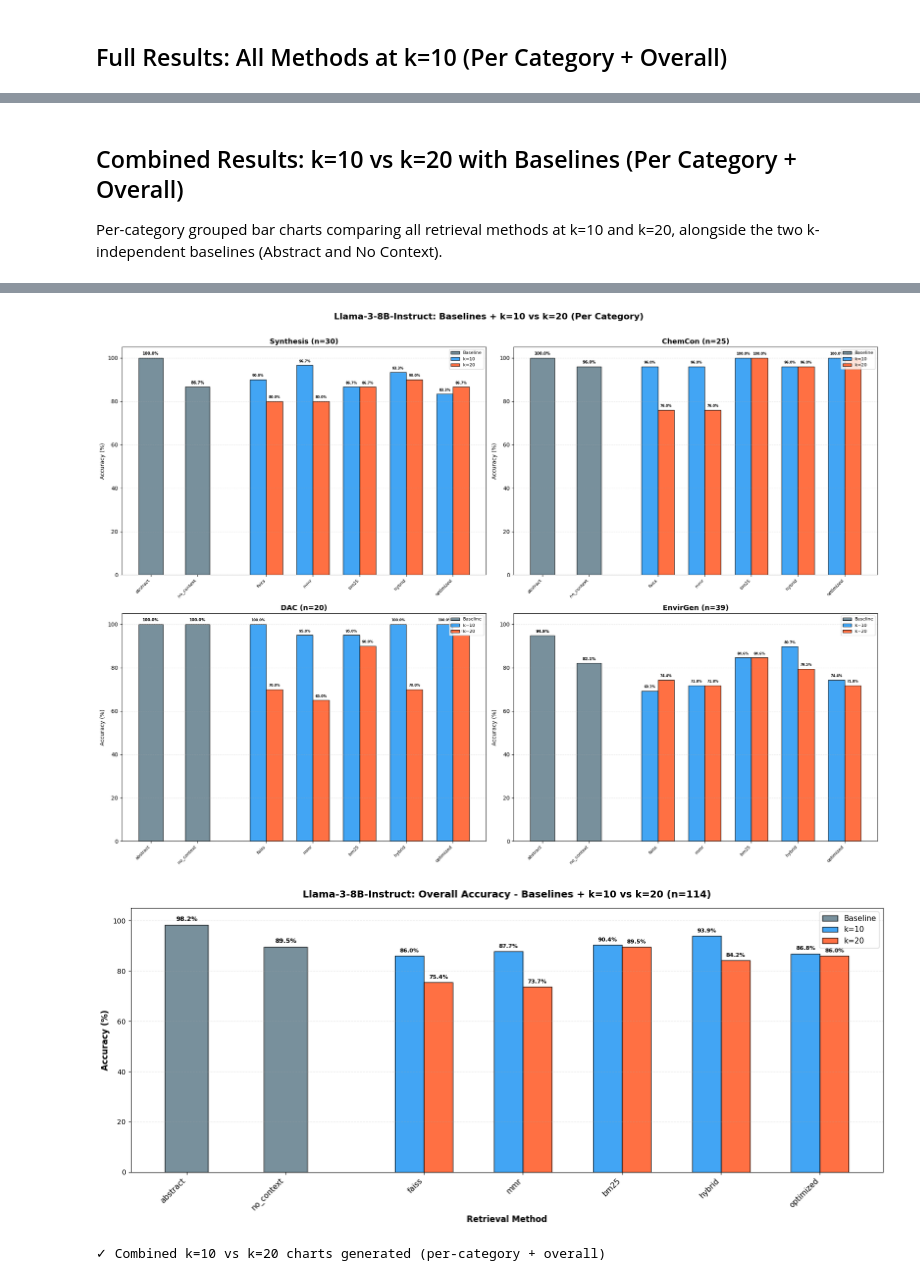
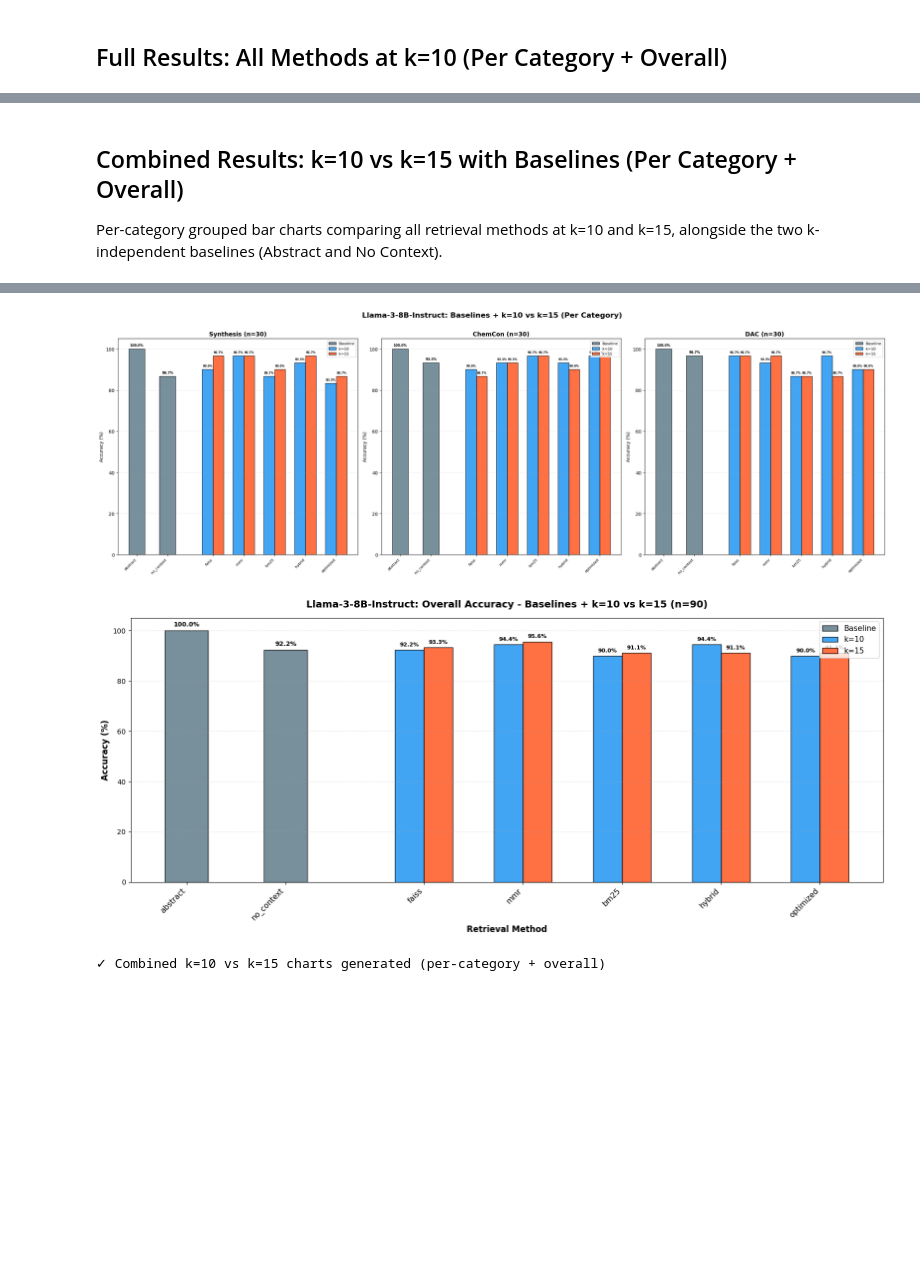
Before and after one commit to mrigi-munjal/zeoRAG, a Jupyter notebook: Mrigi 23e Benchmarking for generation quality.ipynb, the cells around one changed output, grey strips where cells are left out. Saved outputs shown, nothing was run; the diff lists cells and outputs as text; code cells hidden in the pictures; blank space fills up the shorter version.

```diff
--- a/Mrigi 23e Benchmarking for generation quality.ipynb
+++ b/Mrigi 23e Benchmarking for generation quality.ipynb
@@ -542,22 +556,20 @@ print("✓ Query optimizer prompt and function defined")
 # %% [output]
 ✓ Query optimizer prompt and function defined
 # %%
-# Load the question dataset from QuestionBank_GreenOnly.xlsx (4 sheets)
-QUESTION_FILE = 'QuestionBank_GreenOnly.xlsx'
+# Load the question dataset from QuestionBank_GreenandNew_90.xlsx (3 sheets)
+QUESTION_FILE = 'QuestionBank_GreenandNew_90.xlsx'
 
 SHEET_NAMES = [
     'Synthesis',
     'Chem Con & Catalysis',
-    'Envir. Apps (DAC)',
-    'Envir. Apps (General)'
+    'Envir. Apps (DAC)'
 ]
 
 # Short labels for plots and results keys
 CATEGORY_LABELS = {
     'Synthesis': 'Synthesis',
     'Chem Con & Catalysis': 'ChemCon',
-    'Envir. Apps (DAC)': 'DAC',
-    'Envir. Apps (General)': 'EnvirGen'
+    'Envir. Apps (DAC)': 'DAC'
 }
 
 # Load each sheet into a dict of DataFrames
@@ -1054,9 +1046,8 @@ for method in all_methods_list:
     print(f"{method:<15} {overall_acc:>6.2f}%      {total_correct}/{total_n}")
 print("="*100)
 
-# --- Per-category grouped bar chart: 4 panels ---
-fig, axes = plt.subplots(2, 2, figsize=(18, 12))
-axes = axes.flatten()
+# --- Per-category grouped bar chart: 3 panels ---
+fig, axes = plt.subplots(1, 3, figsize=(24, 7))
 
 for idx, cat in enumerate(ALL_CATEGORIES):
     ax = axes[idx]
@@ -1101,7 +1092,7 @@ for bar, acc in zip(bars, overall_accs):
 
 ax2.set_xlabel('Retrieval Method', fontsize=12, fontweight='bold')
 ax2.set_ylabel('Accuracy (%)', fontsize=12, fontweight='bold')
-ax2.set_title(f'{model_display_name}: Overall Accuracy at k=10 (n=114)', fontsize=14, fontweight='bold', pad=15)
+ax2.set_title(f'{model_display_name}: Overall Accuracy at k=10 (n=90)', fontsize=14, fontweight='bold', pad=15)
 ax2.set_xticks(x)
 ax2.set_xticklabels(all_methods_list, rotation=45, ha='right')
 ax2.grid(axis='y', alpha=0.3, linestyle='--')
@@ -1412,7 +1367,7 @@ Setting `pad_token_id` to `eos_token_id`:128001 for open-end generation.
 # %% [markdown]
-## Combined Results: k=10 vs k=20 with Baselines (Per Category + Overall)
+## Combined Results: k=10 vs k=15 with Baselines (Per Category + Overall)
 
-Per-category grouped bar charts comparing all retrieval methods at k=10 and k=20, alongside the two k-independent baselines (Abstract and No Context).
+Per-category grouped bar charts comparing all retrieval methods at k=10 and k=15, alongside the two k-independent baselines (Abstract and No Context).
 # %%
 import matplotlib.pyplot as plt
 import numpy as np
@@ -1422,12 +1377,12 @@ retrieval_methods = ['faiss', 'mmr', 'bm25', 'hybrid', 'optimized']
 
 # --- Print summary table per category ---
 print("\n" + "="*110)
-print("COMBINED RESULTS: Baselines + k=10 vs k=20 (Per Category + Overall)")
+print("COMBINED RESULTS: Baselines + k=10 vs k=15 (Per Category + Overall)")
 print("="*110)
 
 for cat in ALL_CATEGORIES + ['Overall']:
     print(f"\n--- {cat} ---")
-    print(f"{'Method':<15} {'Baseline':<12} {'k=10':<12} {'k=20':<12} {'k10→k20':<12}")
+    print(f"{'Method':<15} {'Baseline':<12} {'k=10':<12} {'k=15':<12} {'k10→k15':<12}")
     print("-"*60)
 
     for m in baseline_methods:
@@ -1443,22 +1398,21 @@ for cat in ALL_CATEGORIES + ['Overall']:
         if cat == 'Overall':
             tc10 = sum(all_results[model_display_name]['k=10'][c][m]['correct_count'] for c in ALL_CATEGORIES)
             tn10 = sum(all_results[model_display_name]['k=10'][c][m]['total'] for c in ALL_CATEGORIES)
-            tc20 = sum(all_results[model_display_name]['k=20'][c][m]['correct_count'] for c in ALL_CATEGORIES)
-            tn20 = sum(all_results[model_display_name]['k=20'][c][m]['total'] for c in ALL_CATEGORIES)
+            tc15 = sum(all_results[model_display_name]['k=15'][c][m]['correct_count'] for c in ALL_CATEGORIES)
+            tn15 = sum(all_results[model_display_name]['k=15'][c][m]['total'] for c in ALL_CATEGORIES)
             acc10 = (tc10 / tn10 * 100) if tn10 > 0 else 0
-            acc20 = (tc20 / tn20 * 100) if tn20 > 0 else 0
+            acc15 = (tc15 / tn15 * 100) if tn15 > 0 else 0
         else:
             acc10 = all_results[model_display_name]['k=10'][cat][m]['accuracy']
-            acc20 = all_results[model_display_name]['k=20'][cat][m]['accuracy']
-        delta = acc20 - acc10
+            acc15 = all_results[model_display_name]['k=15'][cat][m]['accuracy']
+        delta = acc15 - acc10
         sign = '+' if delta >= 0 else ''
-        print(f"{m:<15} {'--':>6}       {acc10:>6.2f}%      {acc20:>6.2f}%      {sign}{delta:.2f}%")
+        print(f"{m:<15} {'--':>6}       {acc10:>6.2f}%      {acc15:>6.2f}%      {sign}{delta:.2f}%")
 
 print("\n" + "="*110)
 
-# --- Per-category grouped bar charts (4 panels) ---
-fig, axes = plt.subplots(2, 2, figsize=(20, 14))
-axes = axes.flatten()
+# --- Per-category grouped bar charts (3 panels) ---
+fig, axes = plt.subplots(1, 3, figsize=(24, 8))
 
 for idx, cat in enumerate(ALL_CATEGORIES):
     ax = axes[idx]
@@ -1486,15 +1440,15 @@ for idx, cat in enumerate(ALL_CATEGORIES):
         x2 = current_x + bar_width
 
         acc10 = all_results[model_display_name]['k=10'][cat][m]['accuracy']
-        acc20 = all_results[model_display_name]['k=20'][cat][m]['accuracy']
+        acc15 = all_results[model_display_name]['k=15'][cat][m]['accuracy']
 
         ax.bar(x1, acc10, bar_width, color='#2196F3', alpha=0.85, edgecolor='black',
                label='k=10' if i == 0 else None)
-        ax.bar(x2, acc20, bar_width, color='#FF5722', alpha=0.85, edgecolor='black',
-               label='k=20' if i == 0 else None)
+        ax.bar(x2, acc15, bar_width, color='#FF5722', alpha=0.85, edgecolor='black',
+               label='k=15' if i == 0 else None)
 
         ax.text(x1, acc10 + 1, f'{acc10:.1f}%', ha='center', va='bottom', fontweight='bold', fontsize=6)
-        ax.text(x2, acc20 + 1, f'{acc20:.1f}%', ha='center', va='bottom', fontweight='bold', fontsize=6)
+        ax.text(x2, acc15 + 1, f'{acc15:.1f}%', ha='center', va='bottom', fontweight='bold', fontsize=6)
 
         x_tick_positions.append((x1 + x2) / 2)
         x_tick_labels.append(m)
@@ -1509,7 +1463,7 @@ for idx, cat in enumerate(ALL_CATEGORIES):
     ax.grid(axis='y', alpha=0.3, linestyle='--')
     ax.set_ylim(0, 105)
 
-fig.suptitle(f'{model_display_name}: Baselines + k=10 vs k=20 (Per Category)',
+fig.suptitle(f'{model_display_name}: Baselines + k=10 vs k=15 (Per Category)',
              fontsize=16, fontweight='bold', y=1.01)
 plt.tight_layout()
 plt.show()
@@ -1541,18 +1495,18 @@ for i, m in enumerate(retrieval_methods):
 
     tc10 = sum(all_results[model_display_name]['k=10'][c][m]['correct_count'] for c in ALL_CATEGORIES)
     tn10 = sum(all_results[model_display_name]['k=10'][c][m]['total'] for c in ALL_CATEGORIES)
-    tc20 = sum(all_results[model_display_name]['k=20'][c][m]['correct_count'] for c in ALL_CATEGORIES)
-    tn20 = sum(all_results[model_display_name]['k=20'][c][m]['total'] for c in ALL_CATEGORIES)
+    tc15 = sum(all_results[model_display_name]['k=15'][c][m]['correct_count'] for c in ALL_CATEGORIES)
+    tn15 = sum(all_results[model_display_name]['k=15'][c][m]['total'] for c in ALL_CATEGORIES)
     acc10 = (tc10 / tn10 * 100) if tn10 > 0 else 0
-    acc20 = (tc20 / tn20 * 100) if tn20 > 0 else 0
+    acc15 = (tc15 / tn15 * 100) if tn15 > 0 else 0
 
     ax2.bar(x1, acc10, bar_width, color='#2196F3', alpha=0.85, edgecolor='black',
             label='k=10' if i == 0 else None)
-    ax2.bar(x2, acc20, bar_width, color='#FF5722', alpha=0.85, edgecolor='black',
-            label='k=20' if i == 0 else None)
+    ax2.bar(x2, acc15, bar_width, color='#FF5722', alpha=0.85, edgecolor='black',
+            label='k=15' if i == 0 else None)
 
     ax2.text(x1, acc10 + 1, f'{acc10:.1f}%', ha='center', va='bottom', fontweight='bold', fontsize=8)
-    ax2.text(x2, acc20 + 1, f'{acc20:.1f}%', ha='center', va='bottom', fontweight='bold', fontsize=8)
+    ax2.text(x2, acc15 + 1, f'{acc15:.1f}%', ha='center', va='bottom', fontweight='bold', fontsize=8)
 
     x_tick_positions.append((x1 + x2) / 2)
     x_tick_labels.append(m)
@@ -1560,7 +1514,7 @@ for i, m in enumerate(retrieval_methods):
 
 ax2.set_xlabel('Retrieval Method', fontsize=12, fontweight='bold')
 ax2.set_ylabel('Accuracy (%)', fontsize=12, fontweight='bold')
-ax2.set_title(f'{model_display_name}: Overall Accuracy - Baselines + k=10 vs k=20 (n=114)',
+ax2.set_title(f'{model_display_name}: Overall Accuracy - Baselines + k=10 vs k=15 (n=90)',
               fontsize=14, fontweight='bold', pad=15)
 ax2.set_xticks(x_tick_positions)
 ax2.set_xticklabels(x_tick_labels, rotation=45, ha='right', fontsize=11)
@@ -1571,6 +1525,6 @@ ax2.set_ylim(0, 105)
 plt.tight_layout()
 plt.show()
 
-print("✓ Combined k=10 vs k=20 charts generated (per-category + overall)")
+print("✓ Combined k=10 vs k=15 charts generated (per-category + overall)")
 # %% [output]
 ==============================================================================================================
@@ -1591,6 +1545,6 @@ optimized           --        86.84%       85.96%      -0.88%
 
 ==============================================================================================================
-[figure, old version]
+[figure, new version]
-[figure, old version]
+[figure, new version]
-✓ Combined k=10 vs k=20 charts generated (per-category + overall)
+✓ Combined k=10 vs k=15 charts generated (per-category + overall)
 # %%
```
Also changed, not shown: parts of 17 cells of this notebook, 1 other file.
